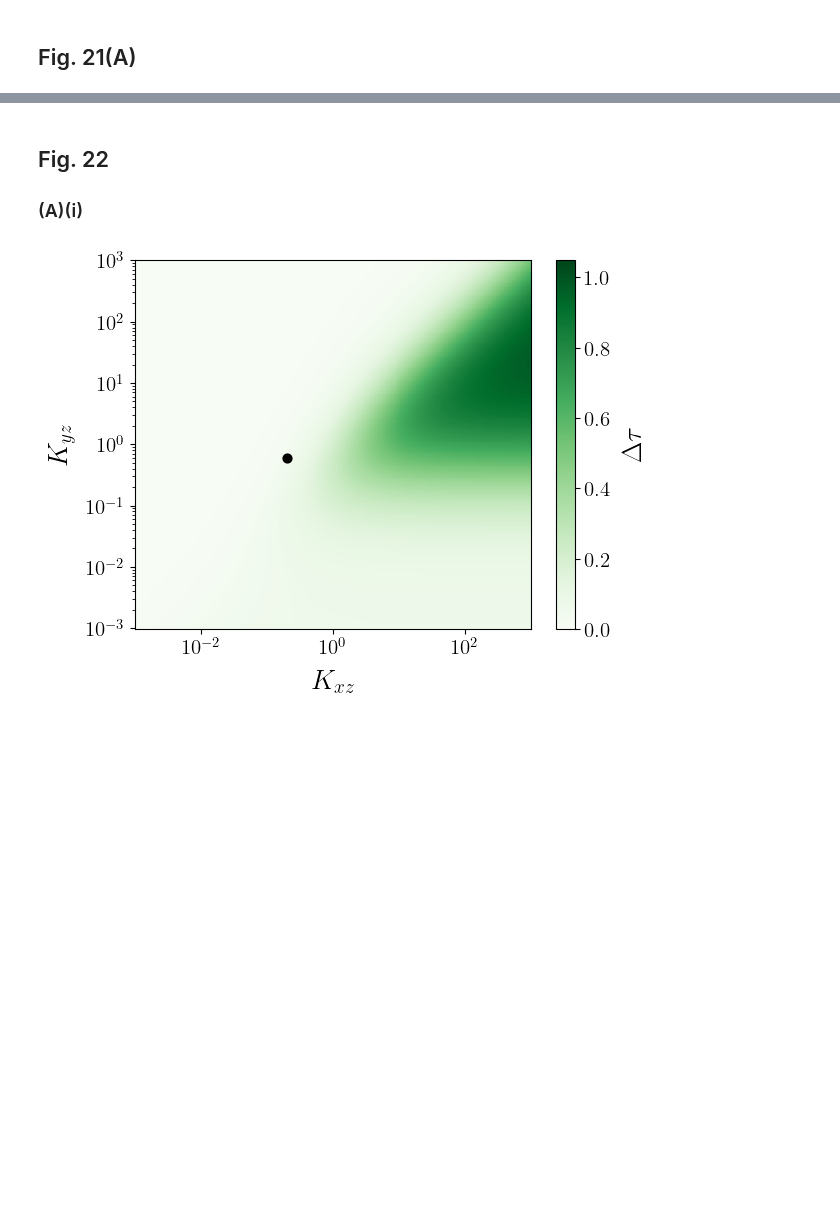
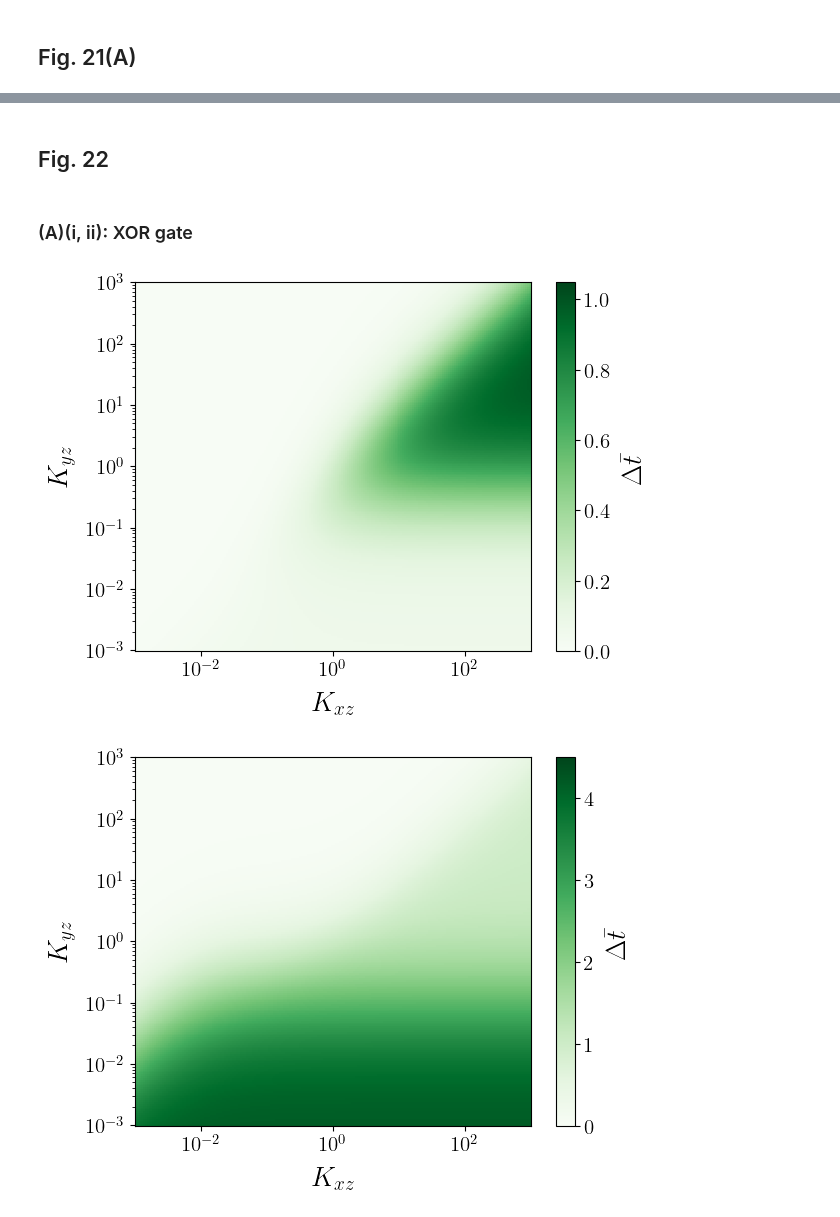
Before and after one commit to RPGroup-PBoC/2025_inducers, a Jupyter notebook: feedforward/feedForwardLoop.ipynb, the cells around one changed output, grey strips where cells are left out. Saved outputs shown, nothing was run; the diff lists cells and outputs as text; code cells hidden in the pictures; blank space fills up the shorter version.

```diff
--- a/feedforward/feedForwardLoop.ipynb
+++ b/feedforward/feedForwardLoop.ipynb
@@ -217,43 +345,20 @@ plt.show()
 # %% [markdown]
 ## Fig. 22
-
-### (A)(i)
-# %%
-rys = [0, 2]
-rzs = [0, 2, 0]
-w = 0
-
-length = 200
-
-plow = pAct(10**(-4))
-phigh = pAct(10**(-7))
-
-# creating 2d mesh
-Kxzs = np.logspace(-3, 3, length)
-Kyzs = np.logspace(-3, 3, length)
-
-KX, KY = np.meshgrid(Kxzs, Kyzs)
-KXY = np.full_like(KX, 1)
-Ks = [KXY, KX, KY]
-
-Xs = np.full_like(KX, 1)
-
-[_, lowY, lowZ] = steadyStateFeedForward(Xs, rys, rzs, w, plow, phigh, Ks)
-[_, highY, highZ] = steadyStateFeedForward(Xs, rys, rzs, w, phigh, phigh, Ks)
-
-delta = np.abs(int_delta(rzs, w, phigh*1/KX, (lowY - highY)/KY, highY/KY))
-
-timescale = delta/(highZ - lowZ)
-fig, ax = plt.subplots()
-im = ax.pcolormesh(KX, KY, timescale, cmap="Greens", rasterized = True, vmin=0, vmax=1.05)
-ax.set_xscale("log")
-ax.set_yscale("log")
-ax.set_xlabel(r"$K_{xz}$")
-ax.set_ylabel(r"$K_{yz}$")
-ax.scatter(0.2, 0.6, s = 40, c="black")
-cbar = plt.colorbar(im)
-cbar.set_label(r"$\Delta \tau$")
-# plt.savefig(r"C:\Users\alber\Desktop\Phillips Group\codes\graphs\20250218\FFL_time_xor_on.svg", format="svg", bbox_inches="tight")
-plt.show()
-# %% [output]
-[figure, removed]
+# %% [markdown]
+### (A)(i, ii): XOR gate
+# %%
+rys = [0, 2]
+rzs = [0, 2, 0]
+w = 0
+
+length = 200
+
+# creating 2d mesh
+Kxzs = np.logspace(-3, 3, length)
+Kyzs = np.logspace(-3, 3, length)
+
+delt_colormap_ON(rys, rzs, w, Kxzs, Kyzs)
+delt_colormap_OFF(rys, rzs, w, Kxzs, Kyzs)
+# %% [output]
+[figure, added]
+[figure, added]
```
Also changed, not shown: parts of 15 cells of this notebook, 1 other file.
